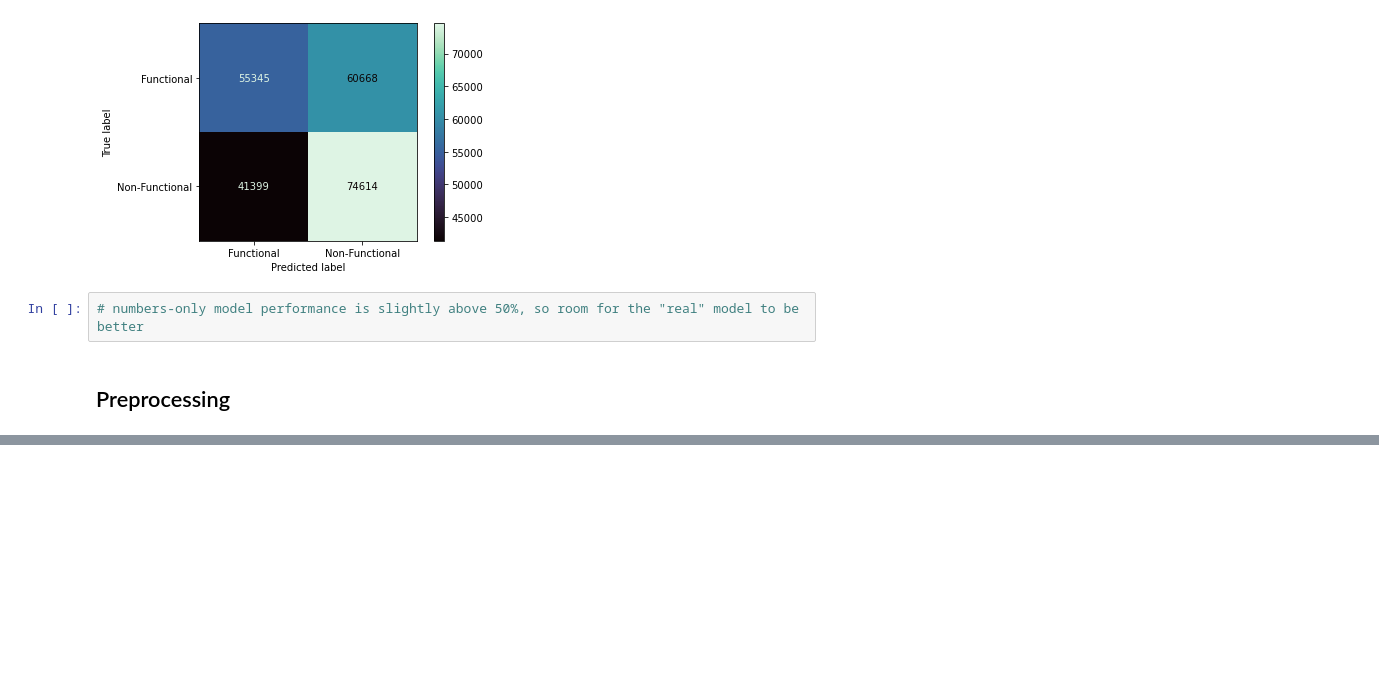
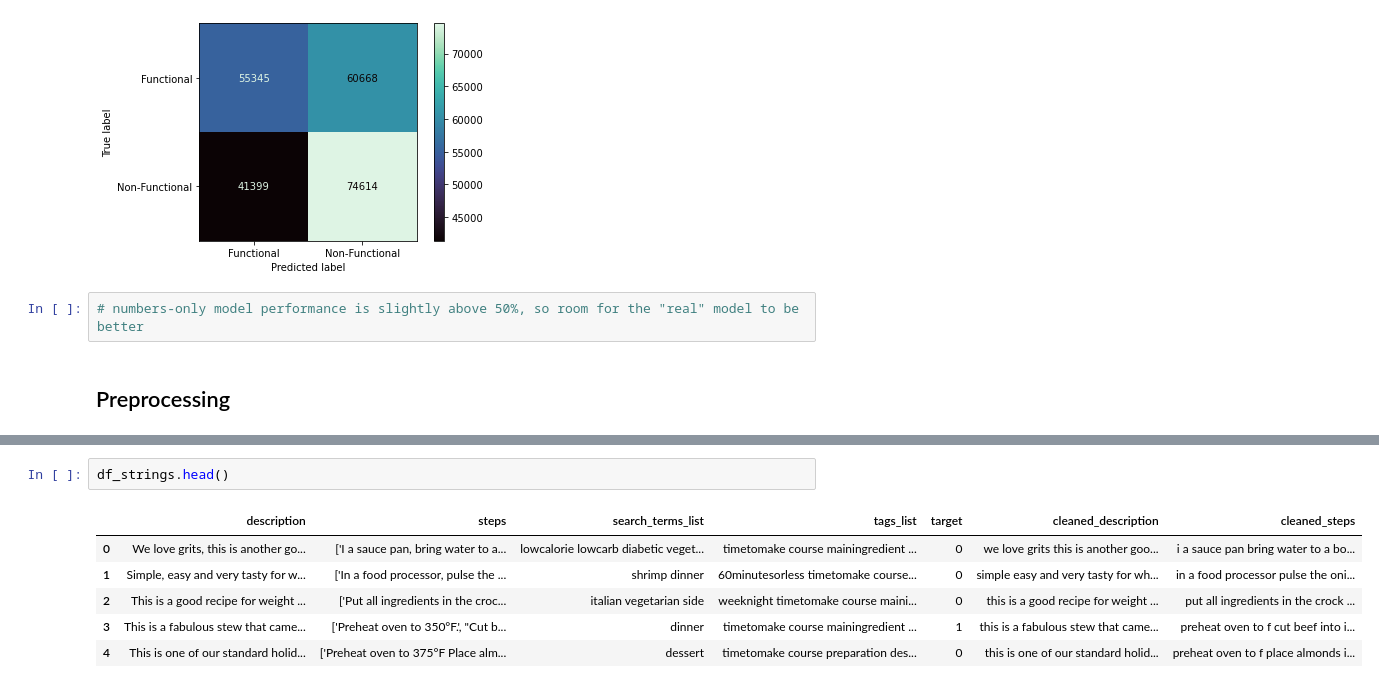
Before and after one commit to AJMarshall-25/NLP_Recipe_Analysis, a Jupyter notebook: Modeling.ipynb, the cells around one changed output, grey strips where cells are left out. Cells and saved outputs as stored; diff of their text form; blank space fills up the shorter version.

```diff
--- a/Modeling.ipynb
+++ b/Modeling.ipynb
@@ -255,0 +419,9 @@ Test roc_auc: 0.5601053330230233
+# %%
+df_strings.head()
+# %% [output]
+|  | description | steps | search_terms_list | tags_list | target | cleaned_description | cleaned_steps |
+| 0 | We love grits, this is another go... | ['I a sauce pan, bring water to a... | lowcalorie lowcarb diabetic veget... | timetomake course mainingredient ... | 0 | we love grits this is another goo... | i a sauce pan bring water to a bo... |
+| 1 | Simple, easy and very tasty for w... | ['In a food processor, pulse the ... | shrimp dinner | 60minutesorless timetomake course... | 0 | simple easy and very tasty for wh... | in a food processor pulse the oni... |
+| 2 | This is a good recipe for weight ... | ['Put all ingredients in the croc... | italian vegetarian side | weeknight timetomake course maini... | 0 | this is a good recipe for weight ... | put all ingredients in the crock ... |
+| 3 | This is a fabulous stew that came... | ['Preheat oven to 350°F.', "Cut b... | dinner | timetomake course mainingredient ... | 1 | this is a fabulous stew that came... | preheat oven to f cut beef into i... |
+| 4 | This is one of our standard holid... | ['Preheat oven to 375°F Place alm... | dessert | timetomake course preparation des... | 0 | this is one of our standard holid... | preheat oven to f place almonds i... |
```
Also changed, not shown: parts of 35 cells of this notebook.
